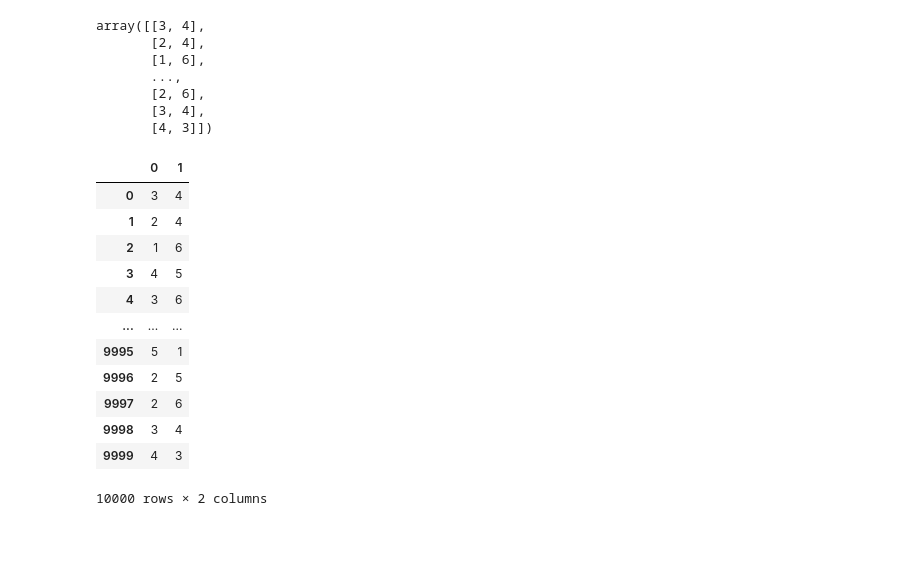
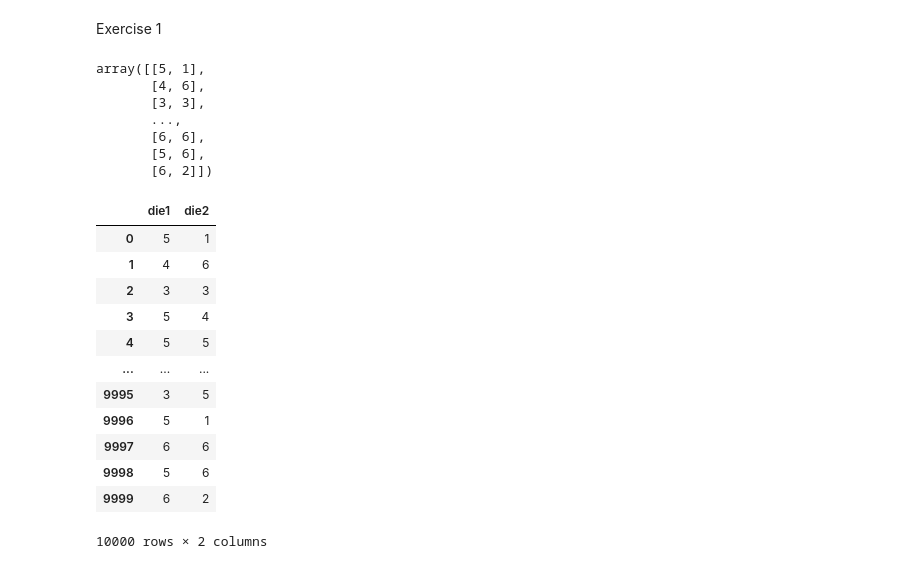
Before and after one commit to lincolnmuriithi11/statistics-exercises, a Jupyter notebook: simulation.ipynb, the cells around one changed output. Saved outputs shown, nothing was run; the diff lists cells and outputs as text; code cells hidden in the pictures; blank space fills up the shorter version.

Commit message:
simulation

```diff
--- a/simulation.ipynb
+++ b/simulation.ipynb
@@ -39,35 +39,43 @@ import pandas as pd
 # How likely is it that a food truck will show up sometime this week?
 
 # If 23 people are in the same room, what are the odds that two of them share a birthday? What if it's 20 people? 40?
+# %% [markdown]
+Exercise 1
 # %%
 # How likely is it that you roll doubles when rolling two dice?
 n_trials = n_rows = 10_000
 n_dice  = n_cols = 2
-rolls = np.random.choice([1,2,3,4,5,6],n_trials * n_dice).reshape(n_rows, n_cols)
+rolls = np.random.choice([1,2,3,4,5,6],size=(n_rows, n_cols)) #you canuse size for rows and columns
 rolls
+
+# n_rows = 10_0000
+# n_cols = 2 # to represent rolling two dice per each simulation
+# rolls = np.random.choice([1, 2, 3, 4, 5, 6], size=(n_rows, n_cols))
+# rolls = pd.DataFrame(rolls, columns=["die1", "die2"])
+# rolls.head()
 # %% [output]
-array([[3, 4],
-       [2, 4],
-       [1, 6],
+array([[5, 1],
+       [4, 6],
+       [3, 3],
        ...,
-       [2, 6],
-       [3, 4],
-       [4, 3]])
+       [6, 6],
+       [5, 6],
+       [6, 2]])
 # %%
-rolls_df = pd.DataFrame(rolls)
+rolls_df = pd.DataFrame(rolls, columns=["die1", "die2"])
 rolls_df
 # %% [output]
-|  | 0 | 1 |
-| 0 | 3 | 4 |
-| 1 | 2 | 4 |
-| 2 | 1 | 6 |
-| 3 | 4 | 5 |
-| 4 | 3 | 6 |
+|  | die1 | die2 |
+| 0 | 5 | 1 |
+| 1 | 4 | 6 |
+| 2 | 3 | 3 |
+| 3 | 5 | 4 |
+| 4 | 5 | 5 |
 | ... | ... | ... |
-| 9995 | 5 | 1 |
-| 9996 | 2 | 5 |
-| 9997 | 2 | 6 |
-| 9998 | 3 | 4 |
-| 9999 | 4 | 3 |
+| 9995 | 3 | 5 |
+| 9996 | 5 | 1 |
+| 9997 | 6 | 6 |
+| 9998 | 5 | 6 |
+| 9999 | 6 | 2 |
 10000 rows × 2 columns
 # %%
```
Also changed, not shown: parts of 34 cells of this notebook.
